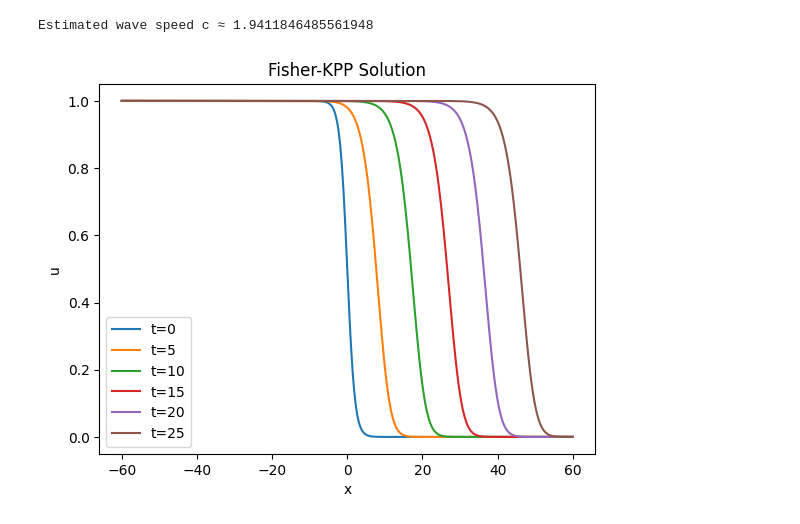
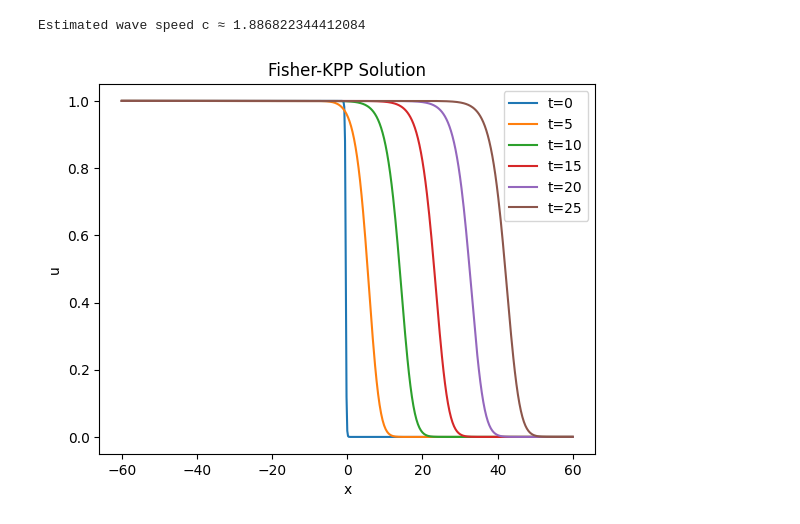
Before and after one commit to mohdkashifansari/Optimisation_and_Numerical_Analysis_Techniques, a Jupyter notebook: Parabolic_Eqs/Tut4.ipynb, the cells around one changed output. Drawn from its saved outputs; the diff is of its cells as text; code cells hidden in the pictures.

```diff
--- a/Parabolic_Eqs/Tut4.ipynb
+++ b/Parabolic_Eqs/Tut4.ipynb
@@ -8,13 +8,13 @@ N = 600
 dx = (xR - xL) / N
 dt = 0.4 * dx**2
 T = 30
-sigma = 1
+sigma = 10
 
 x = np.linspace(xL, xR, N+1)
 
-
+u = 1/(1 + np.exp((4 + x * sigma)))
 #u = 0.5 * np.exp(-x**2 / (2*sigma))
-u = 1 / (1+np.exp(x/sigma))
+#u = 1 / (1+np.exp(x/sigma))
 
 times = []
 front = []
@@ -42,33 +42,33 @@ for step in range(int(T/dt)):
         front.append(xf)
 
 
     un = u.copy()
     lap = (un[2:] - 2*un[1:-1] + un[:-2]) / dx**2
     u[1:-1] = un[1:-1] + dt*(lap + un[1:-1]*(1-un[1:-1]))
 
 
     u[0] = u[1]
     u[-1] = u[-2]
 
     t += dt
 
 # estimate c
 times = np.array(times)
 front = np.array(front)
 mask = times > 10
 c_est = np.polyfit(times[mask], front[mask], 1)[0]
 
 print("Estimated wave speed c ≈", abs(c_est))
 
 # Plot
 for k in sorted(snapshots.keys()):
     plt.plot(x, snapshots[k], label=f"t={k}")
 plt.legend()
 plt.xlabel("x")
 plt.ylabel("u")
 plt.title("Fisher-KPP Solution")
 plt.show()
 # %% [output]
-Estimated wave speed c ≈ 1.9411846485561948
+Estimated wave speed c ≈ 1.886822344412084
-[figure, old version]
+[figure, new version]
 # %%
```
Also changed, not shown: parts of 3 cells of this notebook, 5 other files.
